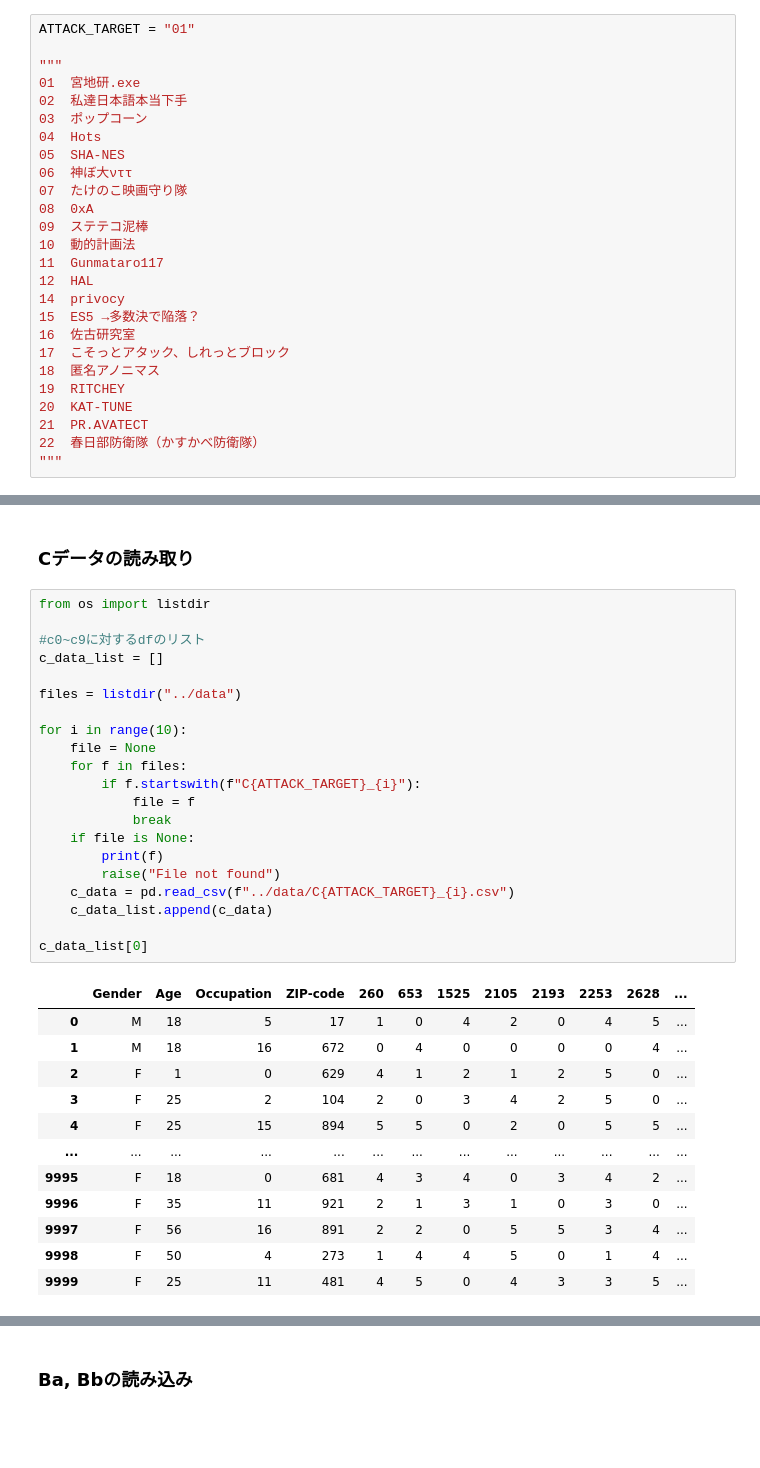
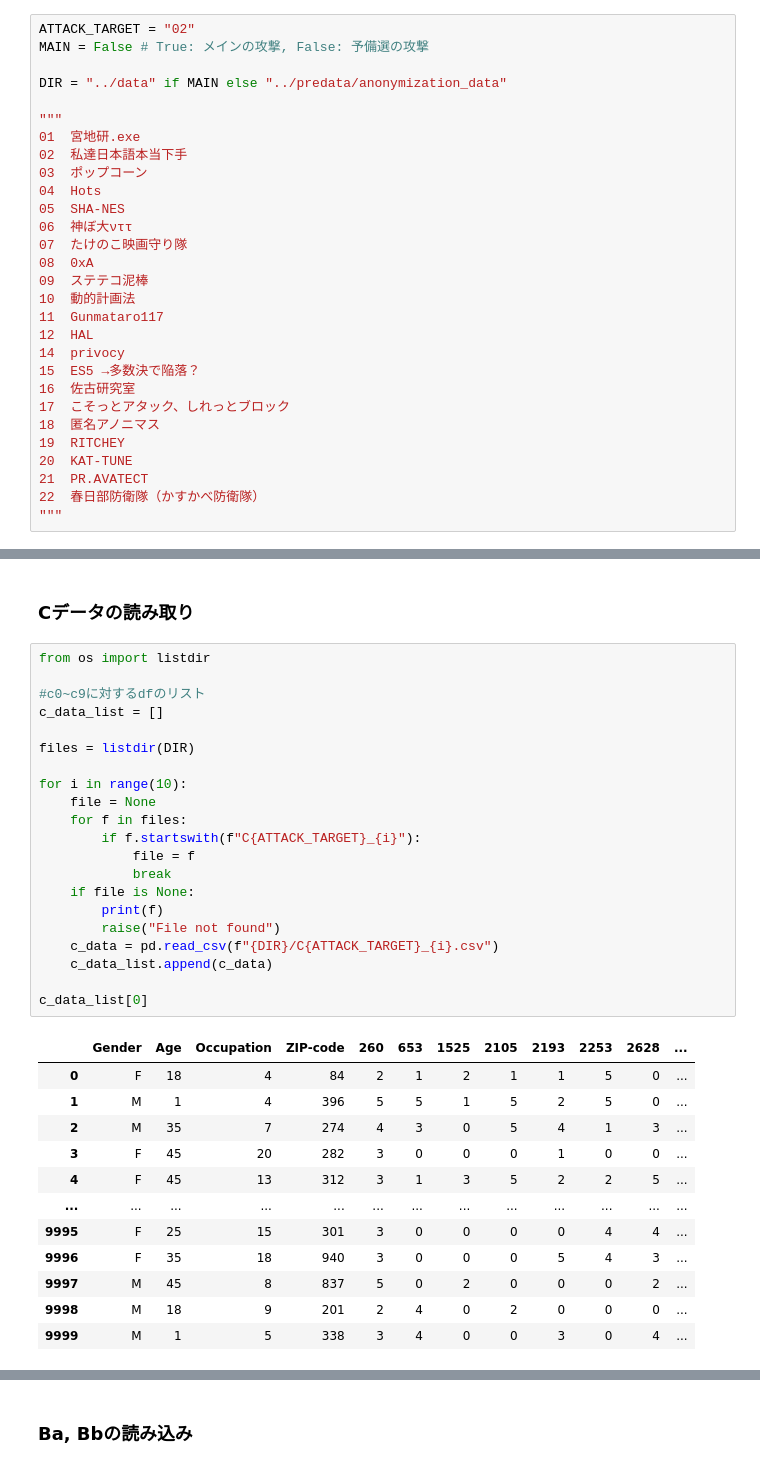
Before and after one commit to dorakemon/pws2024_attack, a Jupyter notebook: sandbox/mae_attack_neo.ipynb, the cells around one changed output, grey strips where cells are left out. Saved outputs shown, nothing was run; the diff lists cells and outputs as text; blank space fills up the shorter version.

```diff
--- a/sandbox/mae_attack_neo.ipynb
+++ b/sandbox/mae_attack_neo.ipynb
@@ -4,7 +4,10 @@ import numpy as np
 import warnings
 warnings.simplefilter(action='ignore', category=FutureWarning)
 # %%
-ATTACK_TARGET = "01"
+ATTACK_TARGET = "02"
+MAIN = False # True: メインの攻撃, False: 予備選の攻撃
+
+DIR = "../data" if MAIN else "../predata/anonymization_data"
 
 """
 01	宮地研.exe
@@ -74,37 +77,37 @@ MOVIE_IDS = ['2', '56', '247', '260', '653', '673', '810', '885', '1009', '1073'
 # %%
 from os import listdir
 
 #c0~c9に対するdfのリスト
 c_data_list = []
 
-files = listdir("../data")
+files = listdir(DIR)
 
 for i in range(10):
     file = None
     for f in files:
         if f.startswith(f"C{ATTACK_TARGET}_{i}"):
             file = f
             break
     if file is None:
         print(f)
         raise("File not found")
-    c_data = pd.read_csv(f"../data/C{ATTACK_TARGET}_{i}.csv")
+    c_data = pd.read_csv(f"{DIR}/C{ATTACK_TARGET}_{i}.csv")
     c_data_list.append(c_data)
 
 c_data_list[0]
 # %% [output]
 |  | Gender | Age | Occupation | ZIP-code | 260 | 653 | 1525 | 2105 | 2193 | 2253 | 2628 | ... |
-| 0 | M | 18 | 5 | 17 | 1 | 0 | 4 | 2 | 0 | 4 | 5 | ... |
-| 1 | M | 18 | 16 | 672 | 0 | 4 | 0 | 0 | 0 | 0 | 4 | ... |
-| 2 | F | 1 | 0 | 629 | 4 | 1 | 2 | 1 | 2 | 5 | 0 | ... |
-| 3 | F | 25 | 2 | 104 | 2 | 0 | 3 | 4 | 2 | 5 | 0 | ... |
-| 4 | F | 25 | 15 | 894 | 5 | 5 | 0 | 2 | 0 | 5 | 5 | ... |
+| 0 | F | 18 | 4 | 84 | 2 | 1 | 2 | 1 | 1 | 5 | 0 | ... |
+| 1 | M | 1 | 4 | 396 | 5 | 5 | 1 | 5 | 2 | 5 | 0 | ... |
+| 2 | M | 35 | 7 | 274 | 4 | 3 | 0 | 5 | 4 | 1 | 3 | ... |
+| 3 | F | 45 | 20 | 282 | 3 | 0 | 0 | 0 | 1 | 0 | 0 | ... |
+| 4 | F | 45 | 13 | 312 | 3 | 1 | 3 | 5 | 2 | 2 | 5 | ... |
 | ... | ... | ... | ... | ... | ... | ... | ... | ... | ... | ... | ... | ... |
-| 9995 | F | 18 | 0 | 681 | 4 | 3 | 4 | 0 | 3 | 4 | 2 | ... |
-| 9996 | F | 35 | 11 | 921 | 2 | 1 | 3 | 1 | 0 | 3 | 0 | ... |
-| 9997 | F | 56 | 16 | 891 | 2 | 2 | 0 | 5 | 5 | 3 | 4 | ... |
-| 9998 | F | 50 | 4 | 273 | 1 | 4 | 4 | 5 | 0 | 1 | 4 | ... |
-| 9999 | F | 25 | 11 | 481 | 4 | 5 | 0 | 4 | 3 | 3 | 5 | ... |
+| 9995 | F | 25 | 15 | 301 | 3 | 0 | 0 | 0 | 0 | 4 | 4 | ... |
+| 9996 | F | 35 | 18 | 940 | 3 | 0 | 0 | 0 | 5 | 4 | 3 | ... |
+| 9997 | M | 45 | 8 | 837 | 5 | 0 | 2 | 0 | 0 | 0 | 2 | ... |
+| 9998 | M | 18 | 9 | 201 | 2 | 4 | 0 | 2 | 0 | 0 | 0 | ... |
+| 9999 | M | 1 | 5 | 338 | 3 | 4 | 0 | 0 | 3 | 0 | 4 | ... |
 10000 rows × 17 columns
 # %% [markdown]
 ### Ba, Bbの読み込み
```
Also changed, not shown: parts of 26 cells of this notebook.
